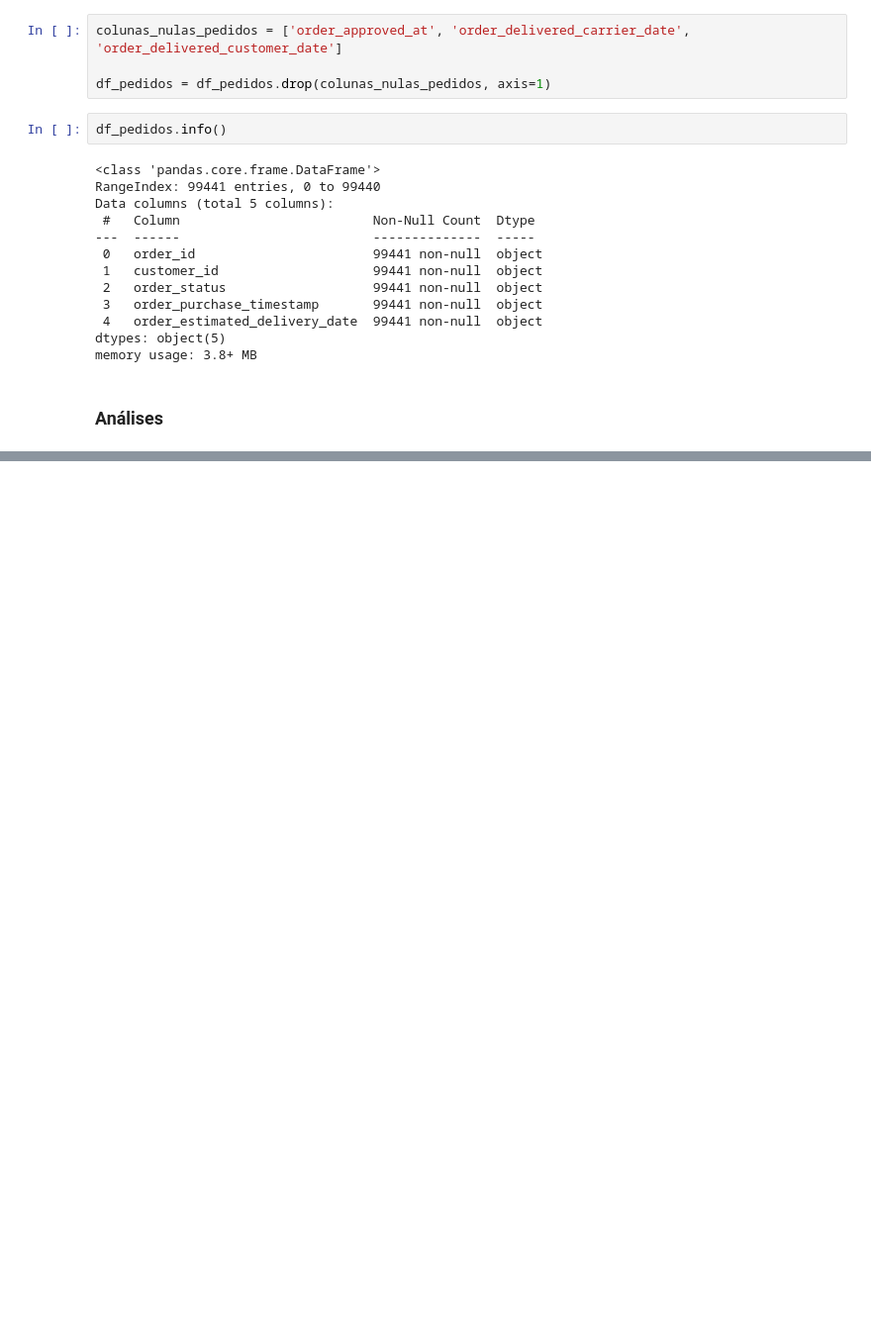
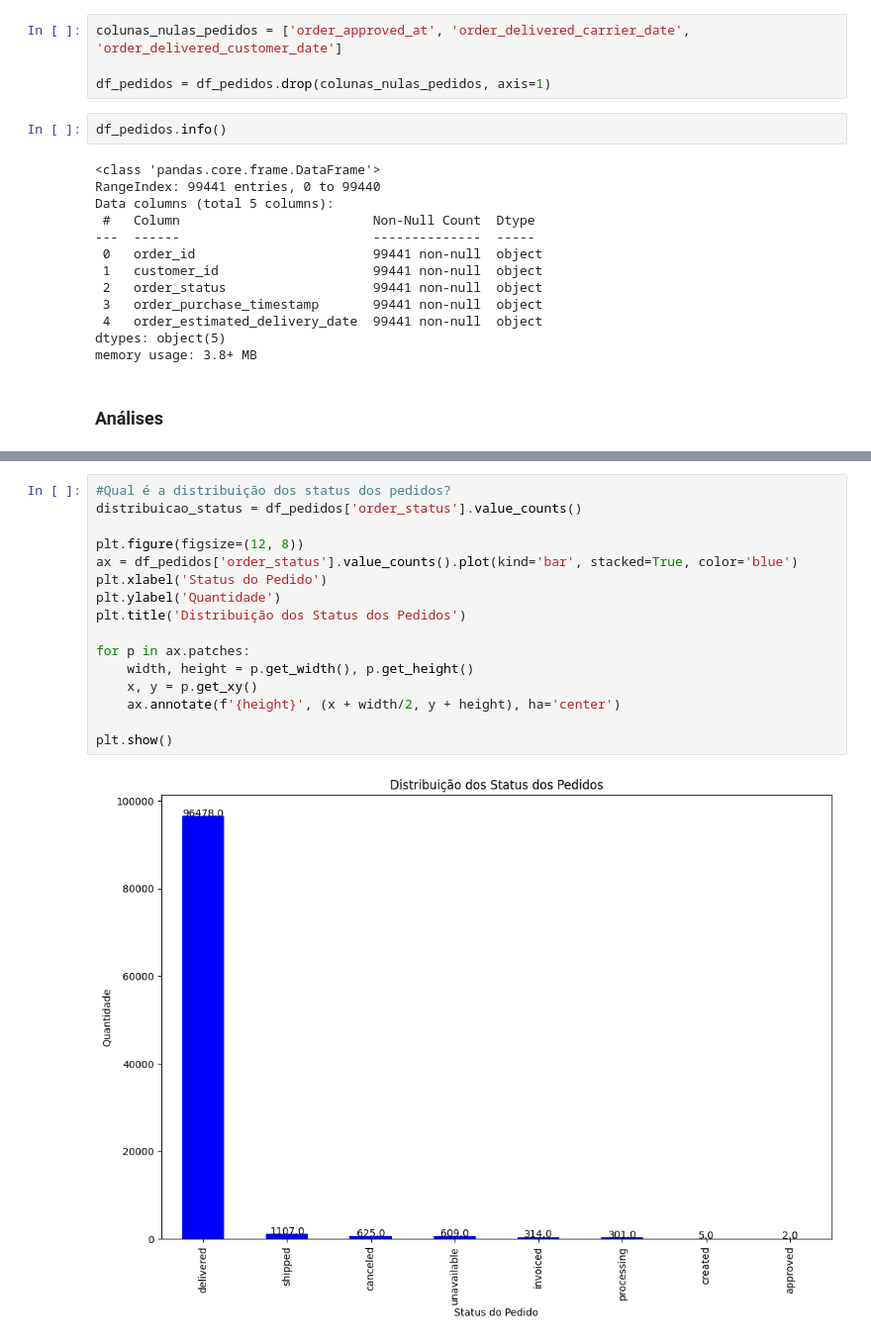
Before and after one commit to reprograma/on26-python-s14-analise-de-dados, a Jupyter notebook: exercicios/para-casa/analise_exploratoria.ipynb, the cells around one changed output, grey strips where cells are left out. Shown: that part at 99% size. Saved outputs shown, nothing was run; the diff lists cells and outputs as text; blank space fills up the shorter version.

```diff
--- a/exercicios/para-casa/analise_exploratoria.ipynb
+++ b/exercicios/para-casa/analise_exploratoria.ipynb
@@ -233,0 +324,18 @@ memory usage: 3.8+ MB
+# %%
+#Qual é a distribuição dos status dos pedidos?
+distribuicao_status = df_pedidos['order_status'].value_counts()
+
+plt.figure(figsize=(12, 8))
+ax = df_pedidos['order_status'].value_counts().plot(kind='bar', stacked=True, color='blue')
+plt.xlabel('Status do Pedido')
+plt.ylabel('Quantidade')
+plt.title('Distribuição dos Status dos Pedidos')
+
+for p in ax.patches:
+    width, height = p.get_width(), p.get_height()
+    x, y = p.get_xy()
+    ax.annotate(f'{height}', (x + width/2, y + height), ha='center')
+
+plt.show()
+# %% [output]
+[figure, added]
```
Also changed, not shown: parts of 12 cells of this notebook, 12 other files.
